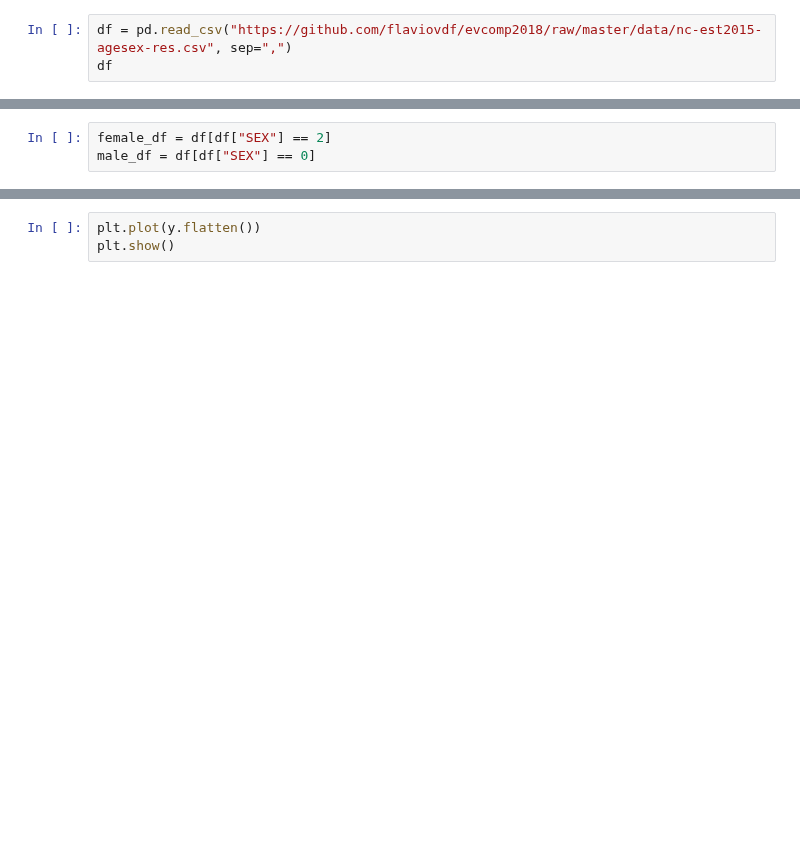
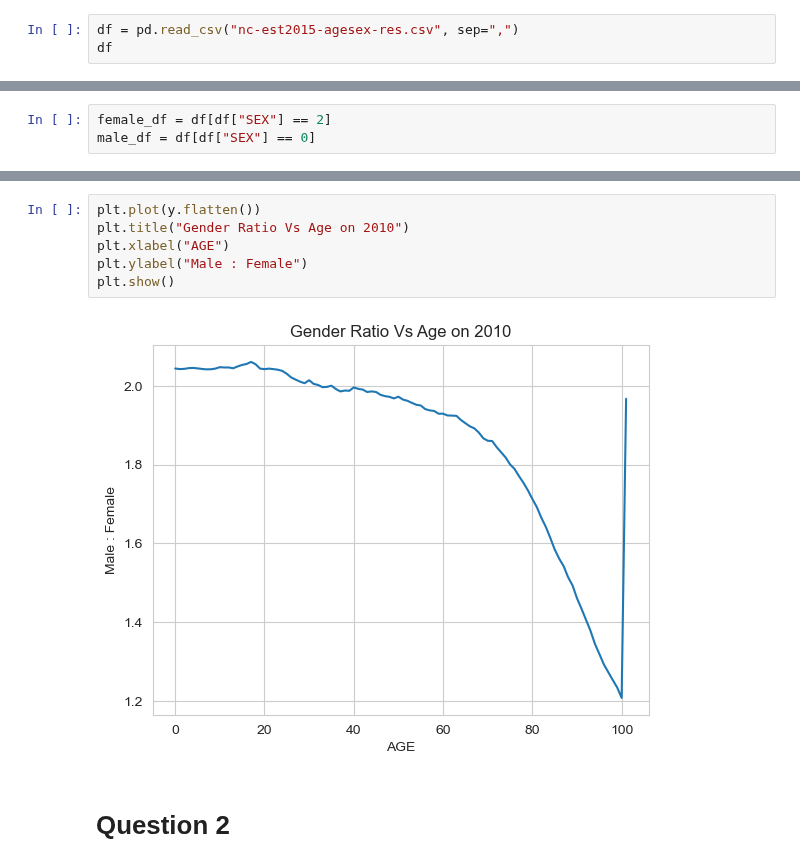
Before and after one commit to ramnareeesh/ml-playgrounds, a Jupyter notebook: Foundations of DS/Assignment-1-Pre_Processing.ipynb, the cells around one changed output, grey strips where cells are left out. Saved outputs shown, nothing was run; the diff lists cells and outputs as text; blank space fills up the shorter version.

```diff
--- a/Foundations of DS/Assignment-1-Pre_Processing.ipynb
+++ b/Foundations of DS/Assignment-1-Pre_Processing.ipynb
@@ -4,5 +6,5 @@ import pandas as pd
 import matplotlib.pyplot as plt
 import seaborn as sns
 # %%
-df = pd.read_csv("https://github.com/flaviovdf/evcomp2018/raw/master/data/nc-est2015-agesex-res.csv", sep=",")
+df = pd.read_csv("nc-est2015-agesex-res.csv", sep=",")
 df
@@ -72,3 +281,10 @@ y
-# %%
-plt.plot(y.flatten())
-plt.show()
+# %%
+plt.plot(y.flatten())
+plt.title("Gender Ratio Vs Age on 2010")
+plt.xlabel("AGE")
+plt.ylabel("Male : Female")
+plt.show()
+# %% [output]
+[figure, added]
+# %% [markdown]
+# Question 2
```
Also changed, not shown: parts of 22 cells of this notebook.
